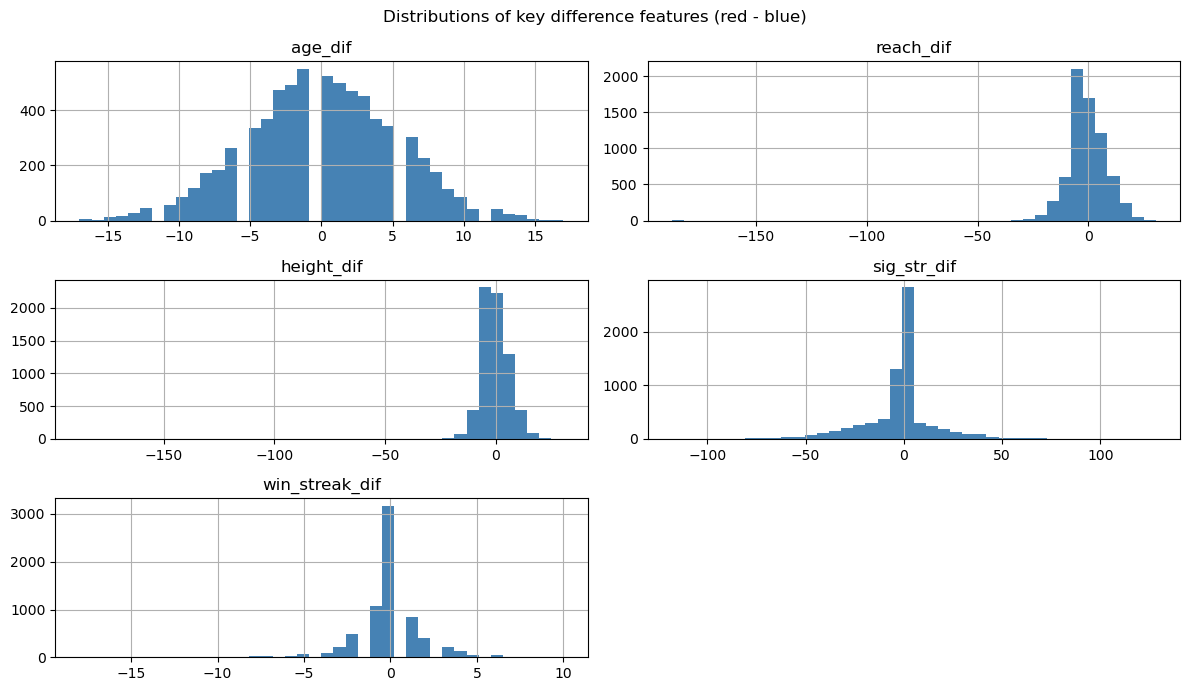
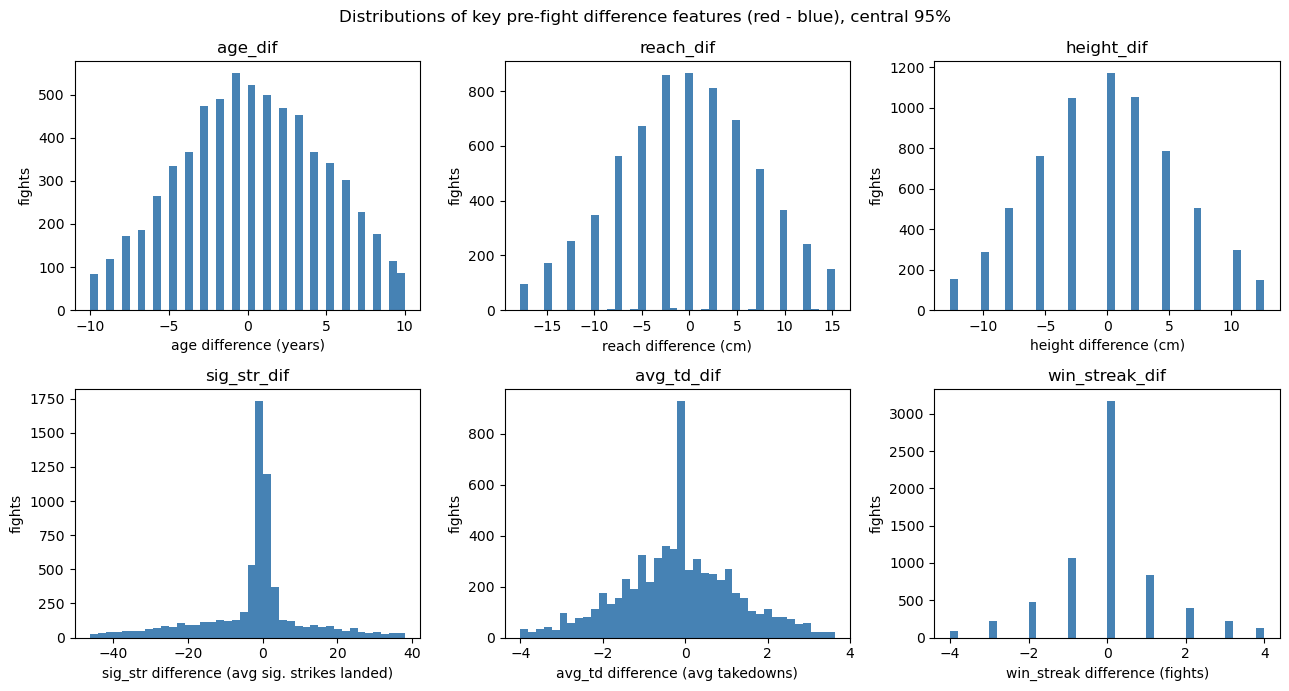
The change to this notebook cell's code, shown as a diff; its figure went from the first image to the second:
--- before
+++ after
@@ -1,7 +1,16 @@
-# distributions of a few key pre-fight difference features (red - blue)
-pref = ['age_dif', 'reach_dif', 'height_dif', 'sig_str_dif', 'td_dif', 'win_streak_dif']
-dif_cols = [c for c in df.columns if c.endswith('_dif')]
-feats = [c for c in pref if c in dif_cols] or dif_cols[:6]
-df[feats].hist(figsize=(12, 7), bins=40, color='steelblue')
-plt.suptitle('Distributions of key difference features (red - blue)')
+# distributions of a few key pre-fight difference features (red - blue), with units.
+# A handful of rows carry impossible values (e.g. reach_dif = -188 cm), so we crop the
+# x-axis to the central 95% [2.5%, 97.5%] - the view, not the data, is trimmed.
+feat_units = [('age_dif', 'years'), ('reach_dif', 'cm'), ('height_dif', 'cm'),
+              ('sig_str_dif', 'avg sig. strikes landed'), ('avg_td_dif', 'avg takedowns'),
+              ('win_streak_dif', 'fights')]
+feat_units = [(c, u) for c, u in feat_units if c in df.columns]
+
+fig, axes = plt.subplots(2, 3, figsize=(13, 7))
+for (col, unit), ax in zip(feat_units, axes.ravel()):
+    s = df[col].dropna()
+    lo, hi = s.quantile(0.025), s.quantile(0.975)
+    ax.hist(s, bins=40, range=(lo, hi), color='steelblue')
+    ax.set_title(col); ax.set_xlabel(f'{col.replace("_dif", "")} difference ({unit})'); ax.set_ylabel('fights')
+fig.suptitle('Distributions of key pre-fight difference features (red - blue), central 95%')
 plt.tight_layout(); save_fig('feature_distributions'); plt.show()

Commit: eda notebook improvements. include plots in report. sorting by weight classes, percentages on bar charts, adding clearer interpretations